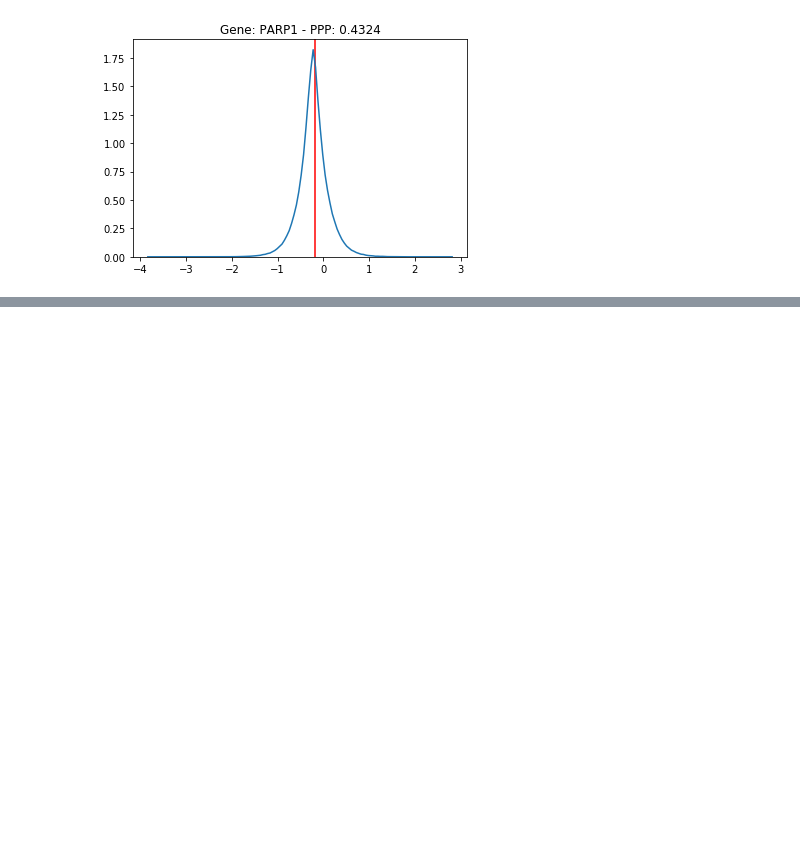
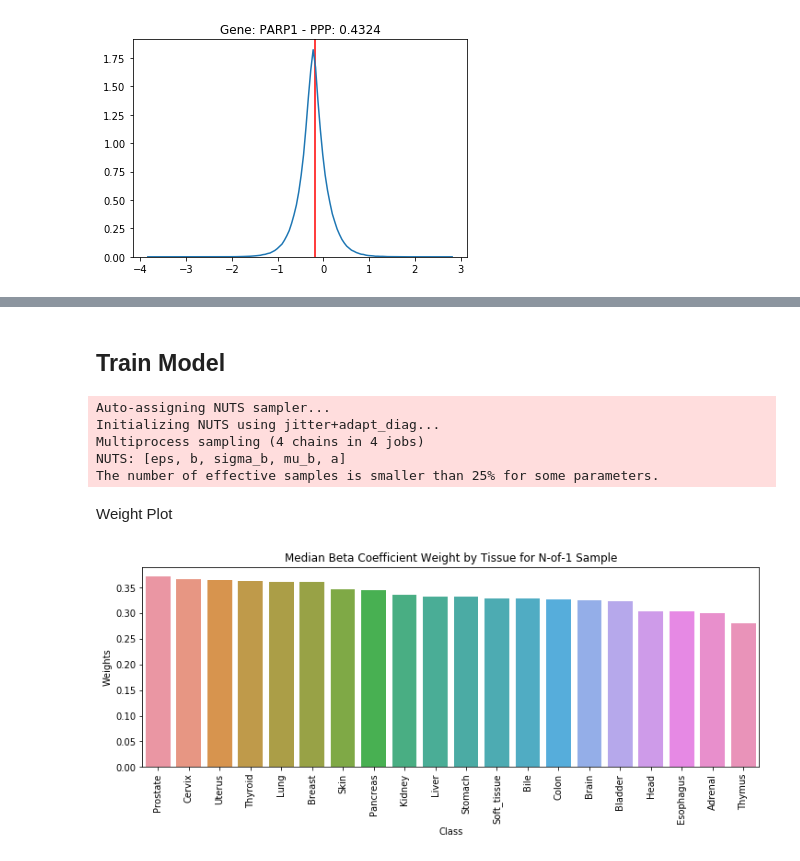
Before and after one commit to jvivian/Bayesian-Outlier-Model, a Jupyter notebook: notebooks/Old-Notebooks/Train-on-Dimensionality-Reduced-Genes.ipynb, the cells around one changed output, grey strips where cells are left out. Saved outputs shown, nothing was run; the diff lists cells and outputs as text; code cells hidden in the pictures; blank space fills up the shorter version.

```diff
--- a/notebooks/Train-on-Dimensionality-Reduced-Genes.ipynb
+++ b/notebooks/Old-Notebooks/Train-on-Dimensionality-Reduced-Genes.ipynb
@@ -543,0 +610,28 @@ sns.kdeplot(z)
+# %%
+y = pd.Series(X.iloc[-1])
+y.index = X_genes
+# %%
+X = X.iloc[:-1]
+X.index = normal.index
+X.columns = X_genes
+# %%
+for col in df.columns[:5]:
+    X[col] = df[col]
+    y[col] = sample[col]
+# %% [markdown]
+## Train Model
+# %%
+_, t_pca = r.outlier.run_model(y, X, 'tissue',
+                               training_genes=X_genes)
+# %% [output]
+Auto-assigning NUTS sampler...
+Initializing NUTS using jitter+adapt_diag...
+Multiprocess sampling (4 chains in 4 jobs)
+NUTS: [eps, b, sigma_b, mu_b, a]
+The number of effective samples is smaller than 25% for some parameters.
+# %% [markdown]
+Weight Plot
+# %%
+r.outlier.plot_weights(classes, t_pca)
+# %% [output]
+[figure, added]
```
Also changed, not shown: parts of 24 cells of this notebook, 4 other files.
